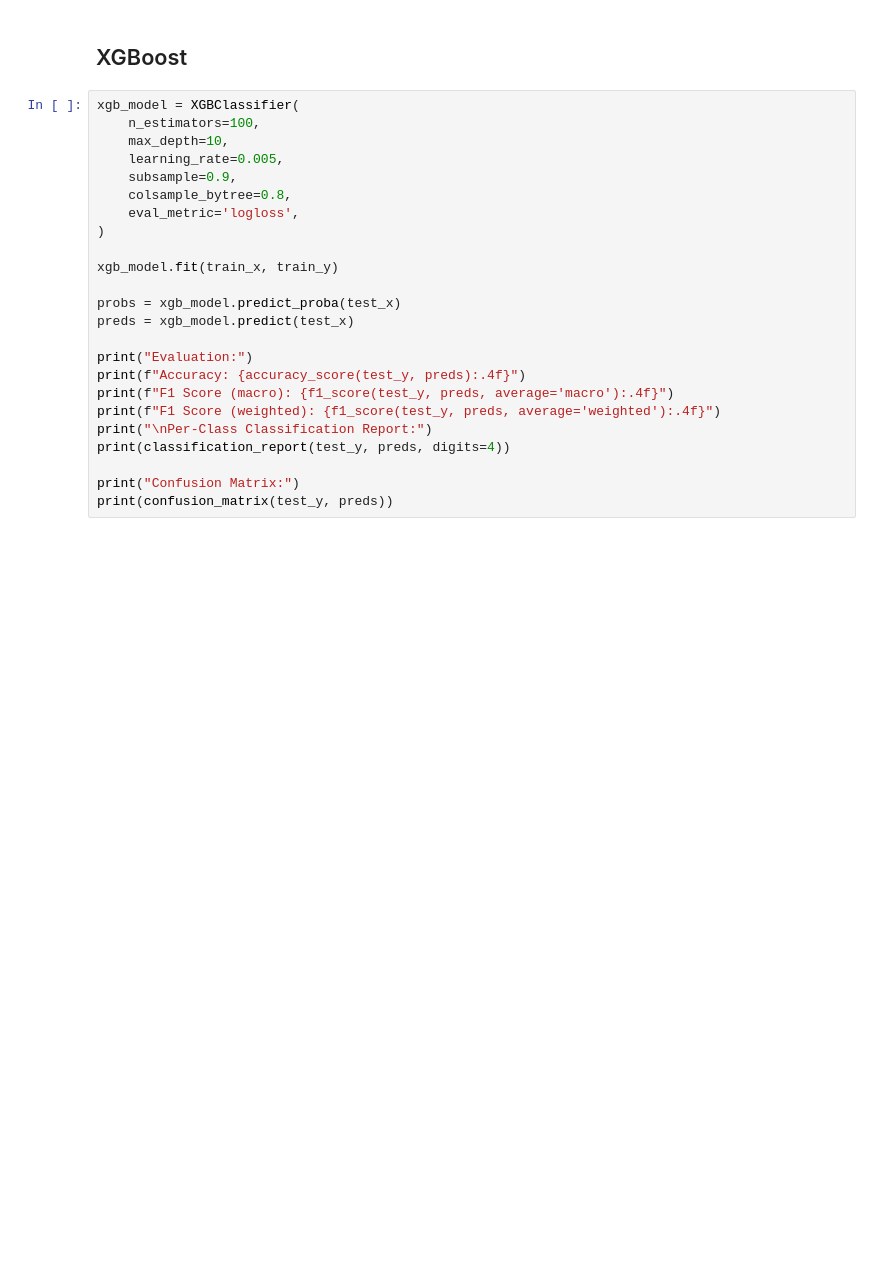
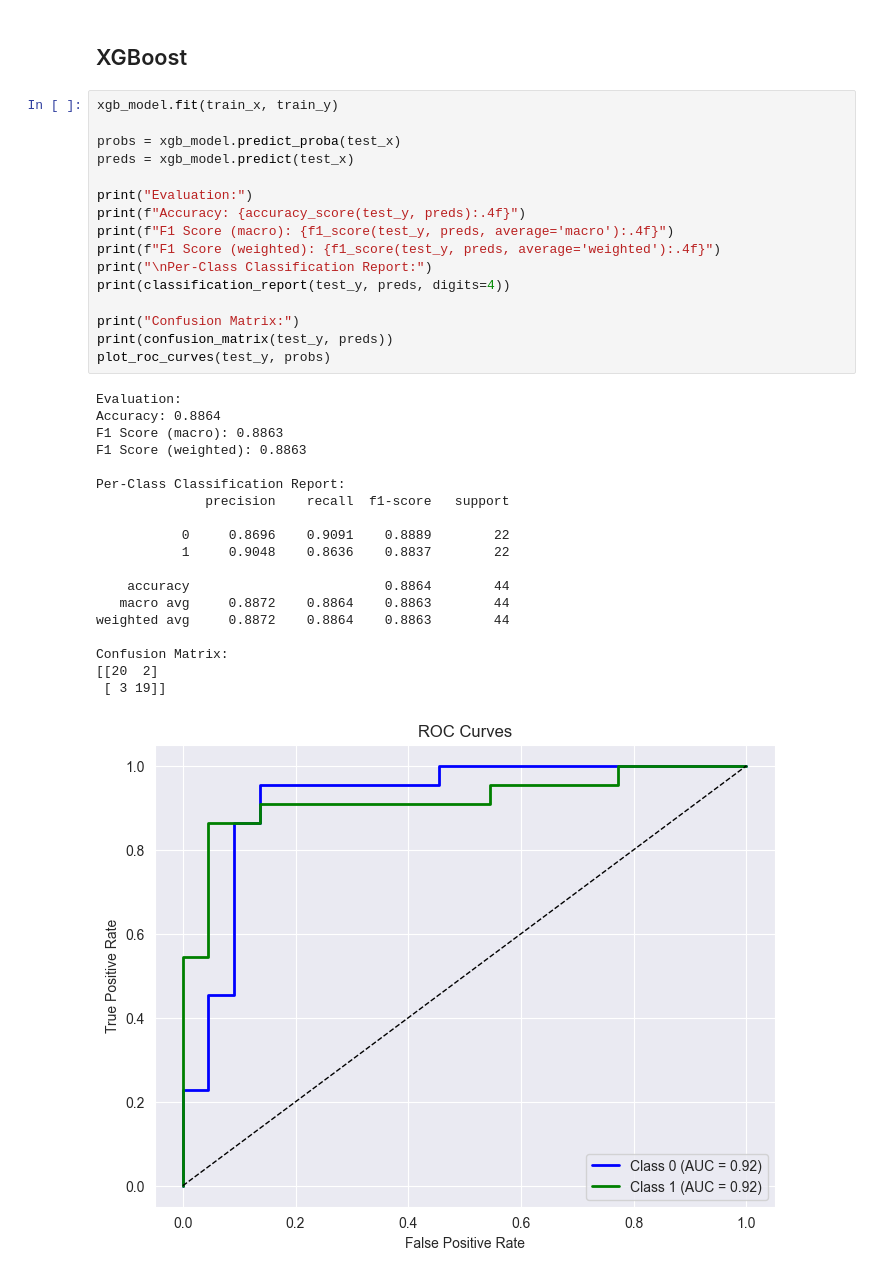
Before and after one commit to ViktoryaK/Classification_of_Black_Sea_Harbour_Porpoise_Acoustic_Signals, a Jupyter notebook: supervised_classification.ipynb, the cells around one changed output. Cells and saved outputs as stored; diff of their text form; blank space fills up the shorter version.

```diff
--- a/supervised_classification.ipynb
+++ b/supervised_classification.ipynb
@@ -165,26 +196,38 @@ print(confusion_matrix(test_y, preds))
 # %% [markdown]
 ## XGBoost
 # %%
-xgb_model = XGBClassifier(
-    n_estimators=100,
-    max_depth=10,
-    learning_rate=0.005,
-    subsample=0.9,
-    colsample_bytree=0.8,
-    eval_metric='logloss',
-)
-
 xgb_model.fit(train_x, train_y)
 
 probs = xgb_model.predict_proba(test_x)
 preds = xgb_model.predict(test_x)
 
 print("Evaluation:")
 print(f"Accuracy: {accuracy_score(test_y, preds):.4f}")
 print(f"F1 Score (macro): {f1_score(test_y, preds, average='macro'):.4f}")
 print(f"F1 Score (weighted): {f1_score(test_y, preds, average='weighted'):.4f}")
 print("\nPer-Class Classification Report:")
 print(classification_report(test_y, preds, digits=4))
 
 print("Confusion Matrix:")
 print(confusion_matrix(test_y, preds))
+plot_roc_curves(test_y, probs)
+# %% [output]
+Evaluation:
+Accuracy: 0.8864
+F1 Score (macro): 0.8863
+F1 Score (weighted): 0.8863
+
+Per-Class Classification Report:
+              precision    recall  f1-score   support
+
+           0     0.8696    0.9091    0.8889        22
+           1     0.9048    0.8636    0.8837        22
+
+    accuracy                         0.8864        44
+   macro avg     0.8872    0.8864    0.8863        44
+weighted avg     0.8872    0.8864    0.8863        44
+
+Confusion Matrix:
+[[20  2]
+ [ 3 19]]
+[figure, added]
```
Also changed, not shown: parts of 12 cells of this notebook, 13 other files.
